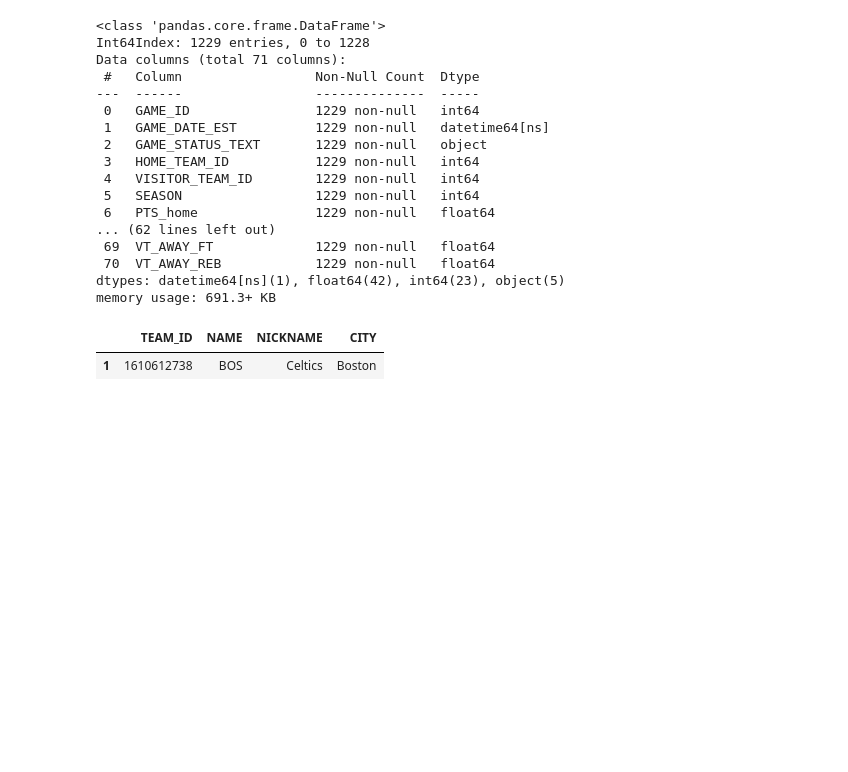
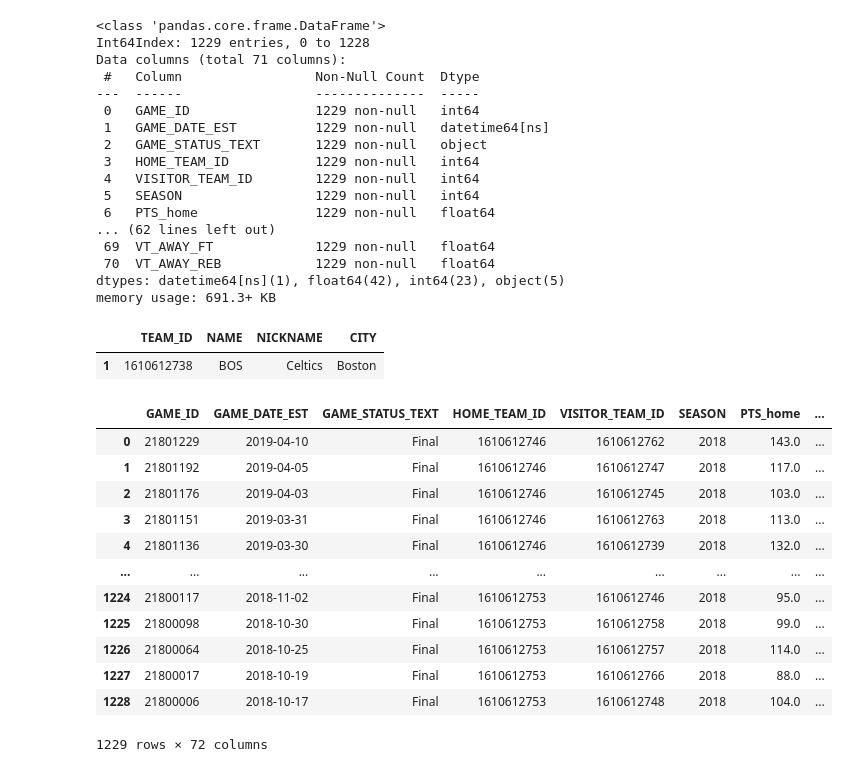
Before and after one commit to ncalderon/nba-predictor, a Jupyter notebook: nba-predictor-eda.ipynb, the cells around one changed output. Drawn from its saved outputs; the diff is of its cells as text; code cells hidden in the pictures; blank space fills up the shorter version.

```diff
--- a/nba-predictor-eda.ipynb
+++ b/nba-predictor-eda.ipynb
@@ -122,0 +129,20 @@ teams[teams.TEAM_ID == 1610612738]
+# %%
+teams_df = teams.drop(columns=["NICKNAME", "CITY"])
+df_merged = df.merge(teams_df, left_on='HOME_TEAM_ID', right_on='TEAM_ID', suffixes=['_games', '_teams'])
+df_merged = df_merged.drop(columns=["TEAM_ID"])
+df_merged = df_merged.rename(columns={"NAME": "HOME_TEAM"})
+df_merged
+# %% [output]
+|  | GAME_ID | GAME_DATE_EST | GAME_STATUS_TEXT | HOME_TEAM_ID | VISITOR_TEAM_ID | SEASON | PTS_home | ... |
+| 0 | 21801229 | 2019-04-10 | Final | 1610612746 | 1610612762 | 2018 | 143.0 | ... |
+| 1 | 21801192 | 2019-04-05 | Final | 1610612746 | 1610612747 | 2018 | 117.0 | ... |
+| 2 | 21801176 | 2019-04-03 | Final | 1610612746 | 1610612745 | 2018 | 103.0 | ... |
+| 3 | 21801151 | 2019-03-31 | Final | 1610612746 | 1610612763 | 2018 | 113.0 | ... |
+| 4 | 21801136 | 2019-03-30 | Final | 1610612746 | 1610612739 | 2018 | 132.0 | ... |
+| ... | ... | ... | ... | ... | ... | ... | ... | ... |
+| 1224 | 21800117 | 2018-11-02 | Final | 1610612753 | 1610612746 | 2018 | 95.0 | ... |
+| 1225 | 21800098 | 2018-10-30 | Final | 1610612753 | 1610612758 | 2018 | 99.0 | ... |
+| 1226 | 21800064 | 2018-10-25 | Final | 1610612753 | 1610612757 | 2018 | 114.0 | ... |
+| 1227 | 21800017 | 2018-10-19 | Final | 1610612753 | 1610612766 | 2018 | 88.0 | ... |
+| 1228 | 21800006 | 2018-10-17 | Final | 1610612753 | 1610612748 | 2018 | 104.0 | ... |
+1229 rows × 72 columns
```
Also changed, not shown: parts of 1 cell of this notebook, 1 other file.
